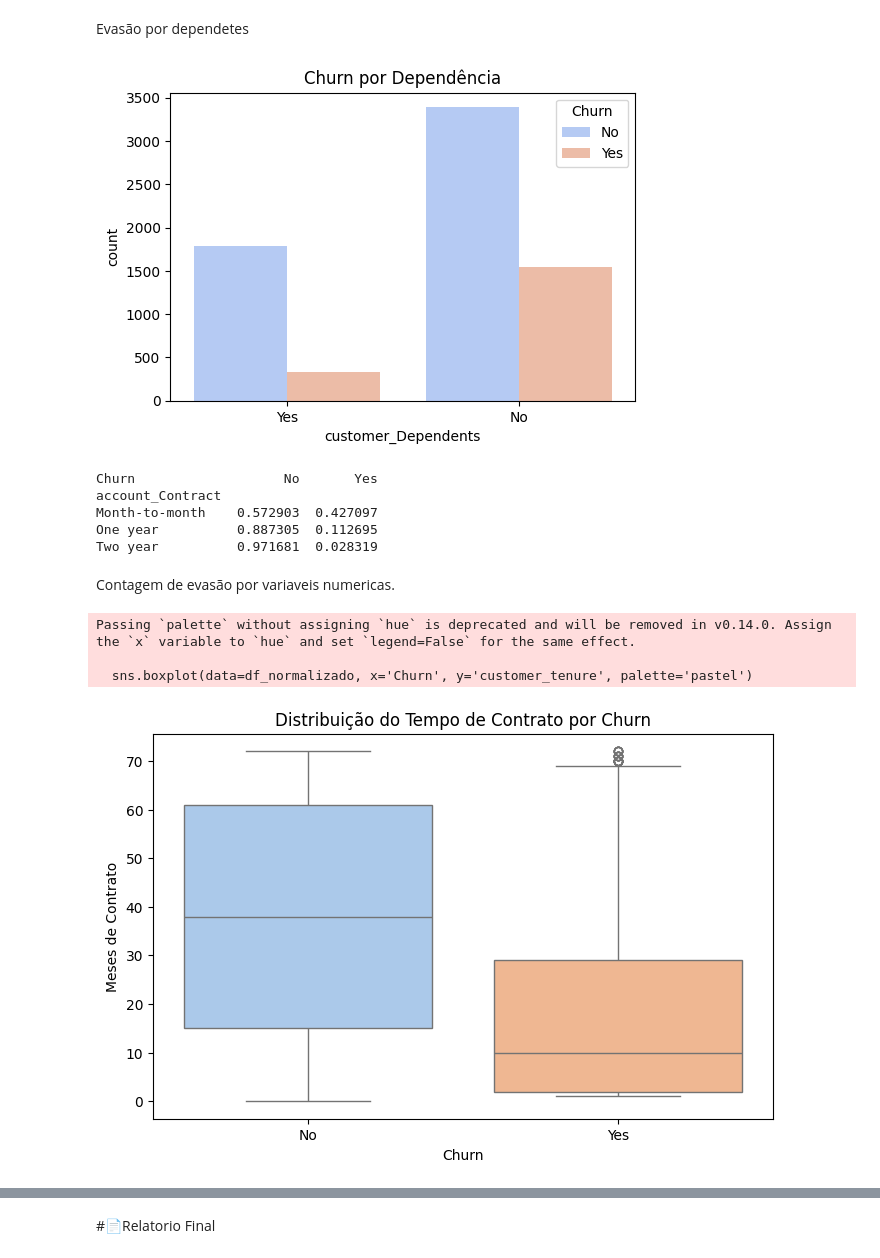
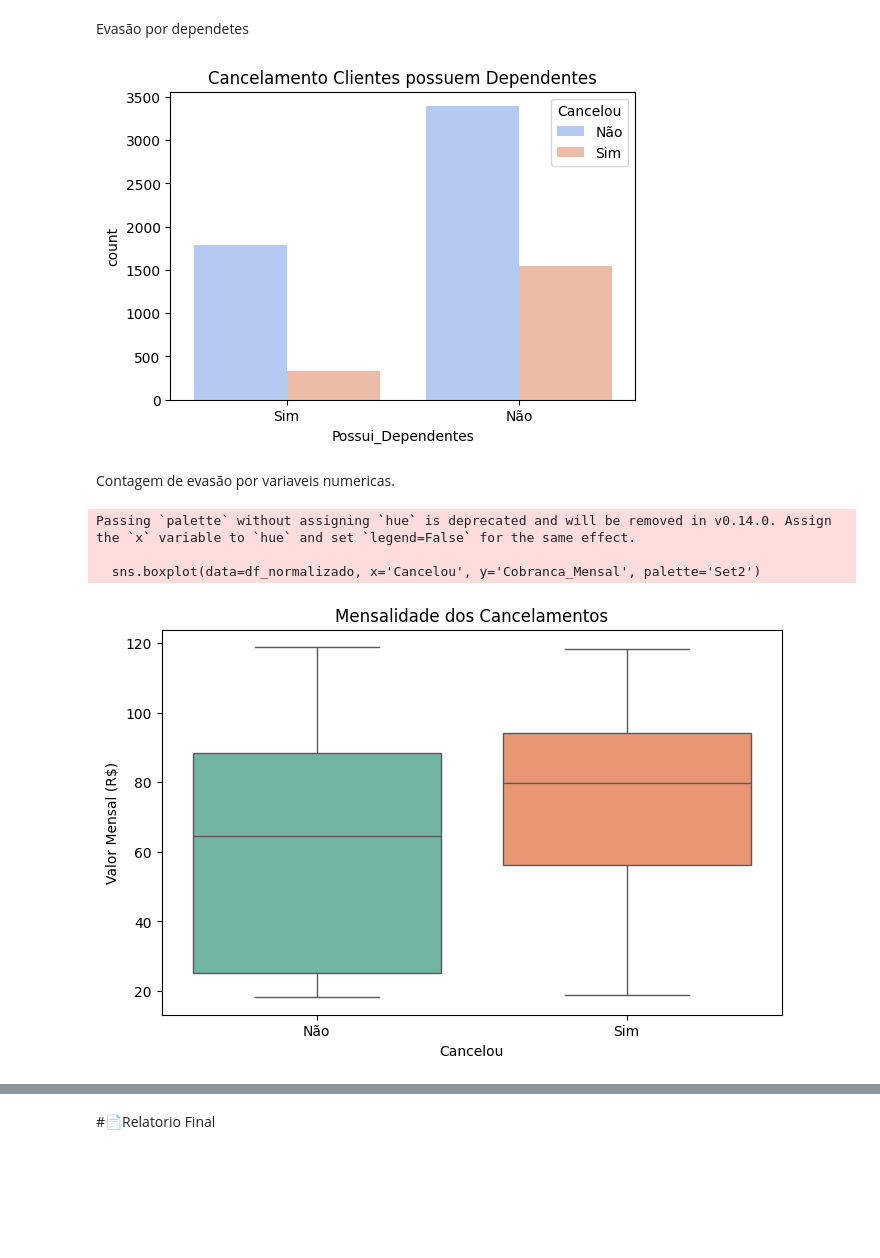
Before and after one commit to JessePMelo/Challenge-telecom-x, a Jupyter notebook: TelecomX_BR.ipynb, the cells around one changed output, grey strips where cells are left out. Drawn from its saved outputs; the diff is of its cells as text; code cells hidden in the pictures; blank space fills up the shorter version.

```diff
--- a/TelecomX_BR.ipynb
+++ b/TelecomX_BR.ipynb
@@ -134,0 +137,30 @@ account_Charges.Total: ['593.3' '542.4' '280.85' ... '742.9' '4627.65' '3707.6']
+# %%
+mapas_traducao = {
+    'Yes': 'Sim',
+    'No': 'Não',
+    'Male': 'Masculino',
+    'Female': 'Feminino',
+    'No phone service': 'Sem telefone',
+    'No internet service': 'Sem internet',
+    'Fiber optic': 'Fibra ótica',
+    'Month-to-month': 'Mensal',
+    'One year': '1 ano',
+    'Two year': '2 anos',
+    'Mailed check': 'Boleto',
+    'Electronic check': 'Débito automático',
+    'Credit card (automatic)': 'Cartão de crédito',
+    'Bank transfer (automatic)': 'Transferência bancária'
+}
+
+colunas_para_traduzir = [
+    'Cancelou', 'Genero', 'Possui_Conjuge', 'Possui_Dependentes',
+    'Telefone_Ativo', 'Multiplas_Linhas', 'Tipo_Internet',
+    'Seguranca_Online', 'Backup_Online', 'Protecao_Aparelho',
+    'Suporte_Tecnico', 'Streaming_TV', 'Streaming_Filmes',
+    'Tipo_Contrato', 'Fatura_Papel', 'Metodo_Pagamento'
+]
+
+for col in colunas_para_traduzir:
+    df_normalizado[col] = df_normalizado[col].replace(mapas_traducao)
+
+df_normalizado.head(5)
@@ -142,4 +182,4 @@ df_normalizado['Churn'].value_counts(dropna=False)
 |  | 224 |
 dtype: int64
 # %%
-df_normalizado = df_normalizado[df_normalizado['Churn'].str.strip() != '']
+df_normalizado = df_normalizado[df_normalizado['Cancelou'].str.strip() != '']
@@ -175,7 +215,7 @@ dias_no_mes
 # %% [output]
 30
 # %%
-df_normalizado["Contas_Diarias"]= df_normalizado['account_Charges.Monthly']/dias_no_mes
+df_normalizado["Contas_Diarias"]= df_normalizado['Cobranca_Mensal']/dias_no_mes
 # %%
 df_normalizado.head(5)
 # %% [output]
@@ -296,35 +336,23 @@ plt.show()
 Evasão por dependetes
 # %%
 plt.figure(figsize=(6,4))
-sns.countplot(data=df_normalizado, x='customer_Dependents', hue='Churn', palette='coolwarm')
-plt.title('Churn por Dependência')
+sns.countplot(data=df_normalizado, x='Possui_Dependentes', hue='Cancelou', palette='coolwarm')
+plt.title('Cancelamento Clientes possuem Dependentes')
 plt.show()
 # %% [output]
-[figure, old version]
+[figure, new version]
-# %%
-proporcao_churn = df_normalizado.groupby('account_Contract')['Churn'].value_counts(normalize=True).unstack()
-print(proporcao_churn)
-# %% [output]
-Churn                   No       Yes
-account_Contract
-Month-to-month    0.572903  0.427097
-One year          0.887305  0.112695
-Two year          0.971681  0.028319
 # %% [markdown]
 Contagem de evasão por variaveis numericas.
 # %%
-df_normalizado['account_Charges.Total'] = pd.to_numeric(df_normalizado['account_Charges.Total'], errors='coerce')
+df_normalizado['Cobranca_Total'] = pd.to_numeric(df_normalizado['Cobranca_Total'], errors='coerce')
 # %%
-import seaborn as sns
-import matplotlib.pyplot as plt
-
 plt.figure(figsize=(8,5))
-sns.boxplot(data=df_normalizado, x='Churn', y='customer_tenure', palette='pastel')
-plt.title('Distribuição do Tempo de Contrato por Churn')
-plt.ylabel('Meses de Contrato')
+sns.boxplot(data=df_normalizado, x='Cancelou', y='Cobranca_Mensal', palette='Set2')
+plt.title('Mensalidade dos Cancelamentos')
+plt.ylabel('Valor Mensal (R$)')
 plt.show()
 # %% [output]
 Passing `palette` without assigning `hue` is deprecated and will be removed in v0.14.0. Assign the `x` variable to `hue` and set `legend=False` for the same effect.
 
-  sns.boxplot(data=df_normalizado, x='Churn', y='customer_tenure', palette='pastel')
+  sns.boxplot(data=df_normalizado, x='Cancelou', y='Cobranca_Mensal', palette='Set2')
-[figure, old version]
+[figure, new version]
```
Also changed, not shown: parts of 20 cells of this notebook.
